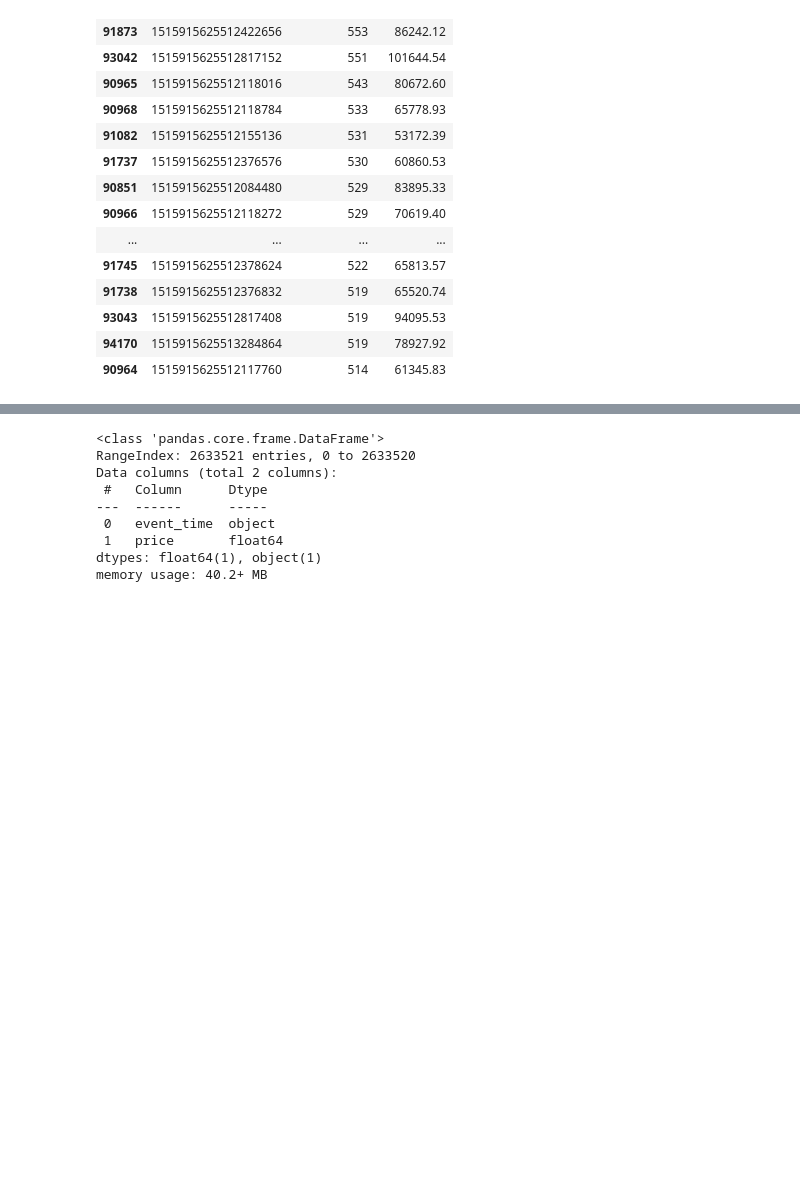
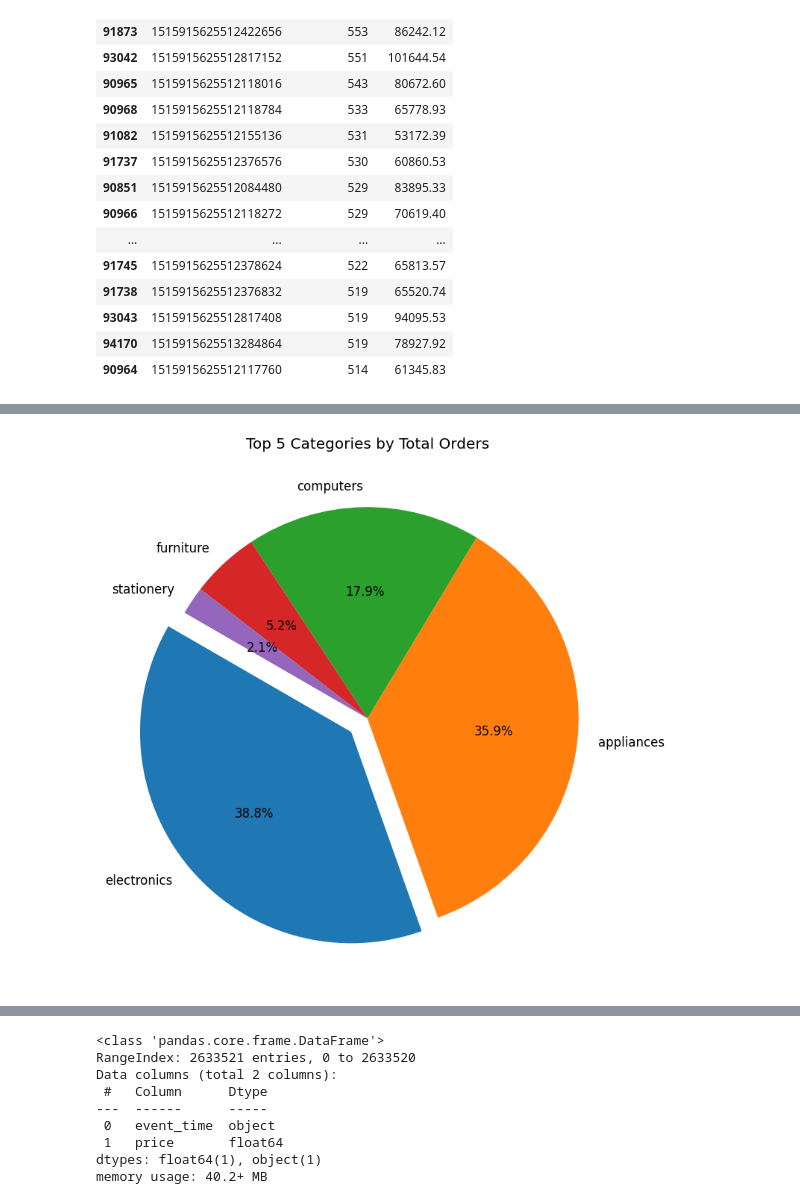
Before and after one commit to harimagar/Data-Science-Project, a Jupyter notebook: RecommendationSystem.ipynb, the cells around one changed output, grey strips where cells are left out. Saved outputs shown, nothing was run; the diff lists cells and outputs as text; code cells hidden in the pictures; blank space fills up the shorter version.

```diff
--- a/RecommendationSystem.ipynb
+++ b/RecommendationSystem.ipynb
@@ -602,0 +609,6 @@ top_20_customers
+# %%
+# by total orders
+orders_category = data[data['category'] != 'unknown'].groupby('category').agg(
+    total_orders=('order_id', 'count')
+).reset_index().sort_values('total_orders', ascending=False).reset_index(drop=True)
+orders_category.head(10)
@@ -602,0 +627,16 @@ top_20_customers
+# %%
+# plot the pie plot for the top 5 categories by orders
+plt.rcParams.update({'font.size': 12, 'figure.facecolor': 'white'})
+# extract the top 5 categories as labels
+labels = orders_category['category'][:5]
+#only explode the 1st slice i.e. electronics
+explode = (0.1, 0, 0, 0, 0)
+
+fig, ax = plt.subplots(figsize=(8, 8))
+ax.pie(x=orders_category.total_orders[:5], explode=explode, labels=labels, autopct='%1.1f%%', startangle=150)
+
+plt.title('Top 5 Categories by Total Orders')
+plt.tight_layout()
+plt.show()
+# %% [output]
+[figure, added]
```
Also changed, not shown: parts of 14 cells of this notebook.
